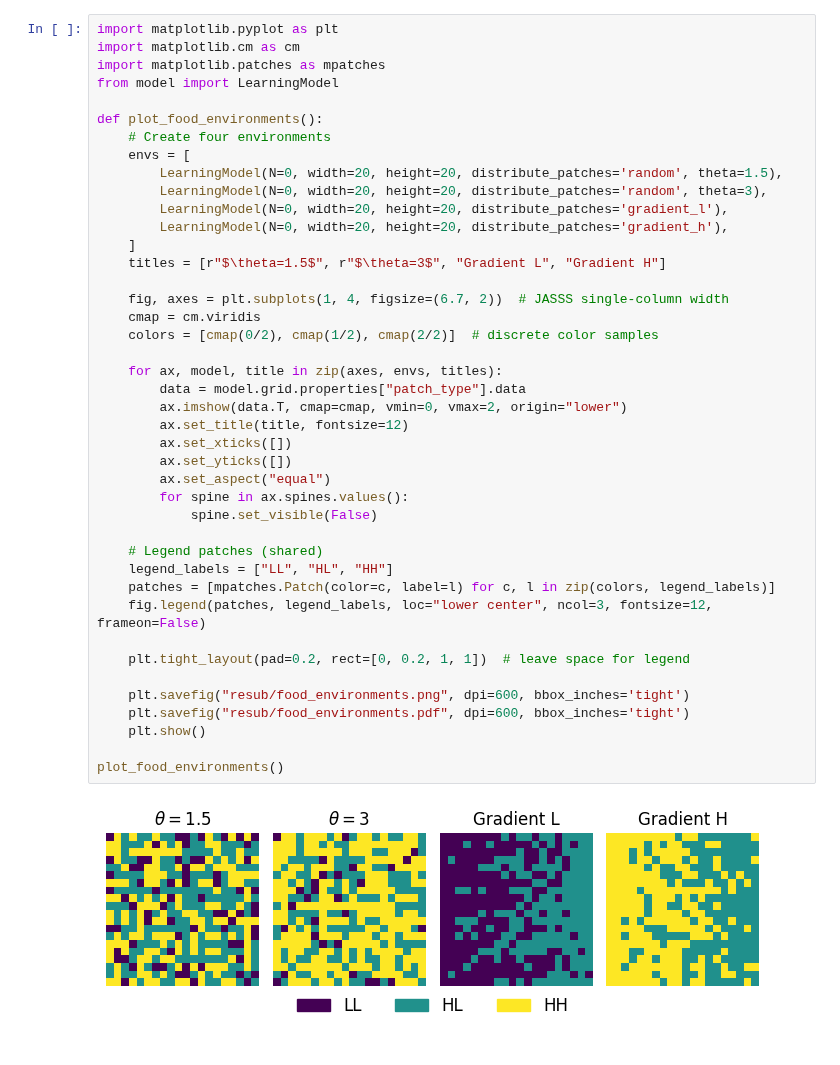
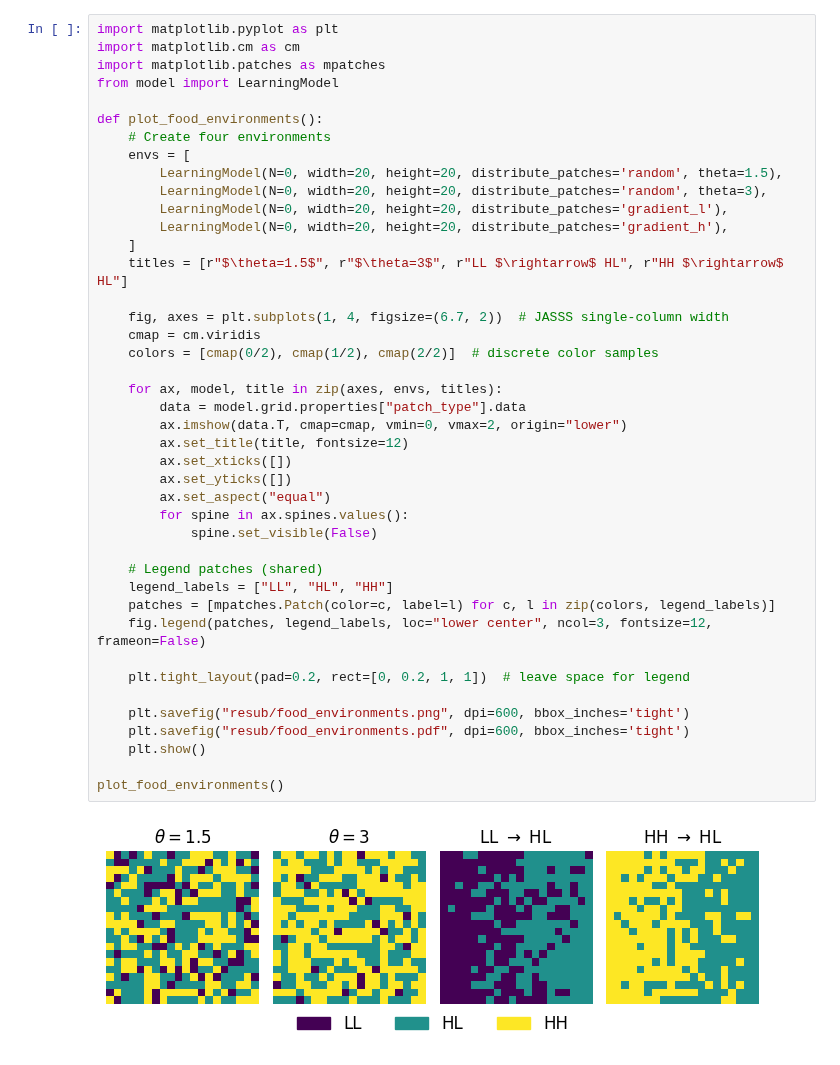
Before and after one commit to Kajijoo/abm, a Jupyter notebook: new.ipynb, the cells around one changed output. Cells and saved outputs as stored; diff of their text form.

```diff
--- a/new.ipynb
+++ b/new.ipynb
@@ -12,33 +12,33 @@ def plot_food_environments():
         LearningModel(N=0, width=20, height=20, distribute_patches='gradient_l'),
         LearningModel(N=0, width=20, height=20, distribute_patches='gradient_h'),
     ]
-    titles = [r"$\theta=1.5$", r"$\theta=3$", "Gradient L", "Gradient H"]
+    titles = [r"$\theta=1.5$", r"$\theta=3$", r"LL $\rightarrow$ HL", r"HH $\rightarrow$ HL"]
 
     fig, axes = plt.subplots(1, 4, figsize=(6.7, 2))  # JASSS single-column width
     cmap = cm.viridis
     colors = [cmap(0/2), cmap(1/2), cmap(2/2)]  # discrete color samples
 
     for ax, model, title in zip(axes, envs, titles):
         data = model.grid.properties["patch_type"].data
         ax.imshow(data.T, cmap=cmap, vmin=0, vmax=2, origin="lower")
         ax.set_title(title, fontsize=12)
         ax.set_xticks([])
         ax.set_yticks([])
         ax.set_aspect("equal")
         for spine in ax.spines.values():
             spine.set_visible(False)
 
     # Legend patches (shared)
     legend_labels = ["LL", "HL", "HH"]
     patches = [mpatches.Patch(color=c, label=l) for c, l in zip(colors, legend_labels)]
     fig.legend(patches, legend_labels, loc="lower center", ncol=3, fontsize=12, frameon=False)
 
     plt.tight_layout(pad=0.2, rect=[0, 0.2, 1, 1])  # leave space for legend
 
     plt.savefig("resub/food_environments.png", dpi=600, bbox_inches='tight')
     plt.savefig("resub/food_environments.pdf", dpi=600, bbox_inches='tight')
     plt.show()
 
 plot_food_environments()
 # %% [output]
-[figure, old version]
+[figure, new version]
```
Also changed, not shown: parts of 1 cell of this notebook, 19 other files.
